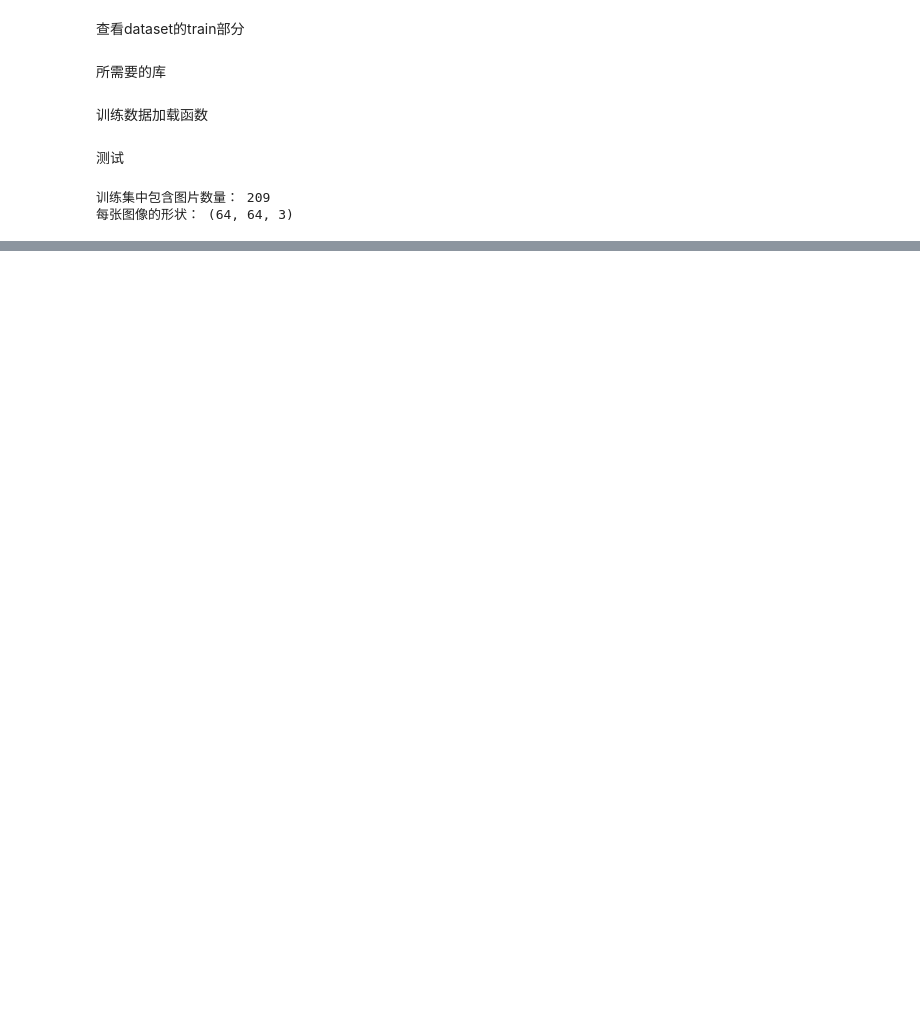
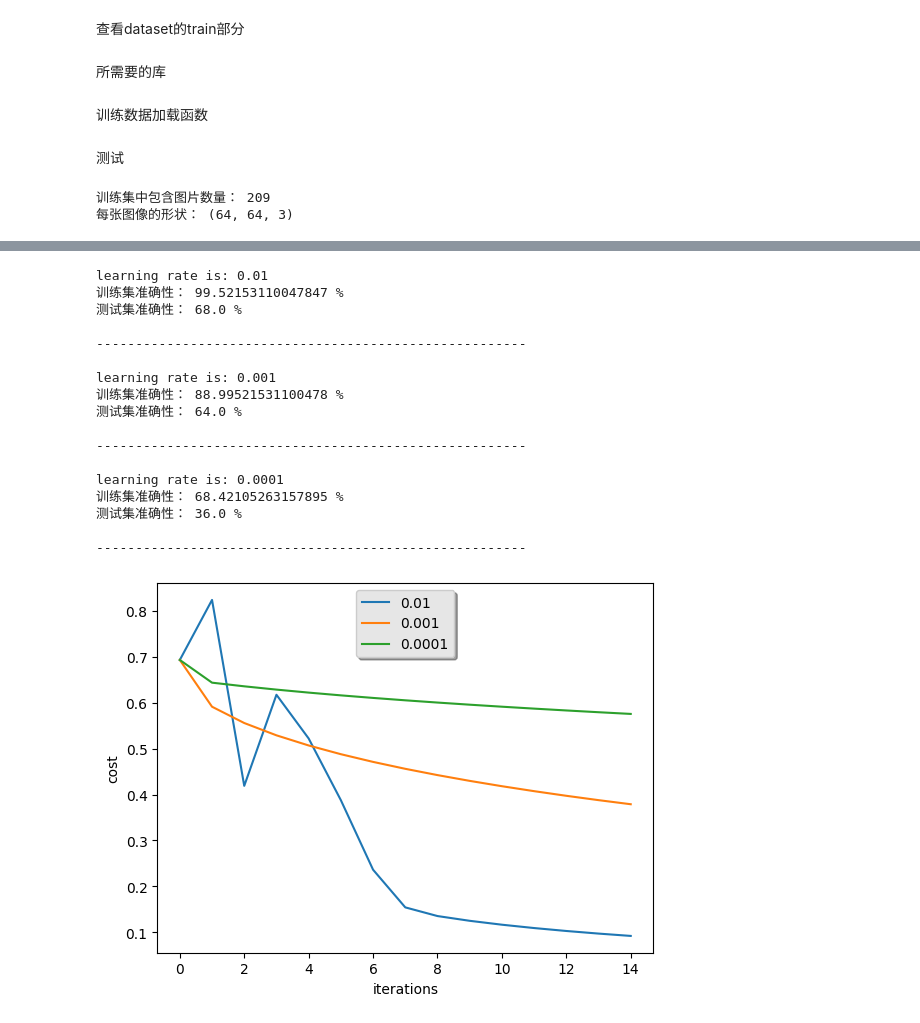
Before and after one commit to machao318927/DeepLearn_Wu, a Jupyter notebook: 第二周-具有神经网络思维的Logistic回归.ipynb, the cells around one changed output, grey strips where cells are left out. Saved outputs shown, nothing was run; the diff lists cells and outputs as text; code cells hidden in the pictures; blank space fills up the shorter version.

```diff
--- a/第二周-具有神经网络思维的Logistic回归.ipynb
+++ b/第二周-具有神经网络思维的Logistic回归.ipynb
@@ -75,0 +226,25 @@ print("每张图像的形状：", X_train.shape[1:])
+# %%
+def initialize_with_zeros(dim):
+    """
+    此函数为w创建一个维度为（dim，1）的0向量，并将b初始化为0。
+
+    参数：
+        dim  我们想要的w矢量的大小（或者这种情况下的参数数量）
+
+    返回：
+        w  权重，数组，维度为（dim，1）
+        b  偏差，标量
+    """
+    w = np.zeros((dim, 1))
+    b = 0
+    # 使用断言来确保我要的数据是正确的 使用断言是为了在调试时更快地发现程序的错误 通过断言能“提前发现问题”
+    assert (w.shape == (dim, 1)), 'w维度错误' # w的维度是(dim,1)
+    assert (isinstance(b, float) or isinstance(b, int)), 'b维度错误' # b的类型是float或者是int
+
+    return w, b
+
+# 测试
+dim = 5
+w, b = initialize_with_zeros(dim)
+print("w = " + str(w))
+print("b = " + str(b))
@@ -75,0 +511,37 @@ print("每张图像的形状：", X_train.shape[1:])
+# %%
+learning_rates = [0.01, 0.001, 0.0001]
+models = {}
+for i in learning_rates:
+    print ("learning rate is: " + str(i))
+    models[str(i)] = model(train_set_x, train_set_y, test_set_x, test_set_y, num_iterations = 1500, learning_rate = i, print_cost = False)
+    print ('\n' + "-------------------------------------------------------" + '\n')
+
+for i in learning_rates:
+    plt.plot(np.squeeze(models[str(i)]["costs"]), label= str(models[str(i)]["learning_rate"]))
+
+plt.ylabel('cost')
+plt.xlabel('iterations')
+
+legend = plt.legend(loc='upper center', shadow=True)
+frame = legend.get_frame()
+frame.set_facecolor('0.90')
+plt.show()
+# %% [output]
+learning rate is: 0.01
+训练集准确性： 99.52153110047847 %
+测试集准确性： 68.0 %
+
+-------------------------------------------------------
+
+learning rate is: 0.001
+训练集准确性： 88.99521531100478 %
+测试集准确性： 64.0 %
+
+-------------------------------------------------------
+
+learning rate is: 0.0001
+训练集准确性： 68.42105263157895 %
+测试集准确性： 36.0 %
+
+-------------------------------------------------------
+[figure, added]
```
Also changed, not shown: parts of 31 cells of this notebook.
